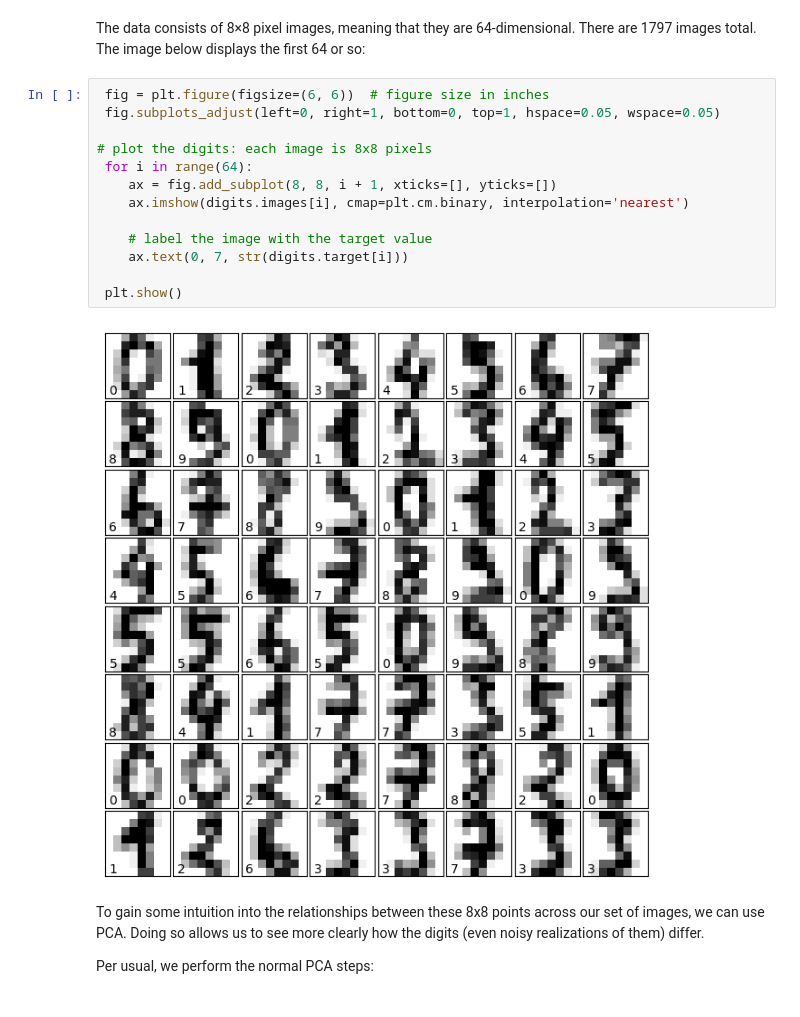
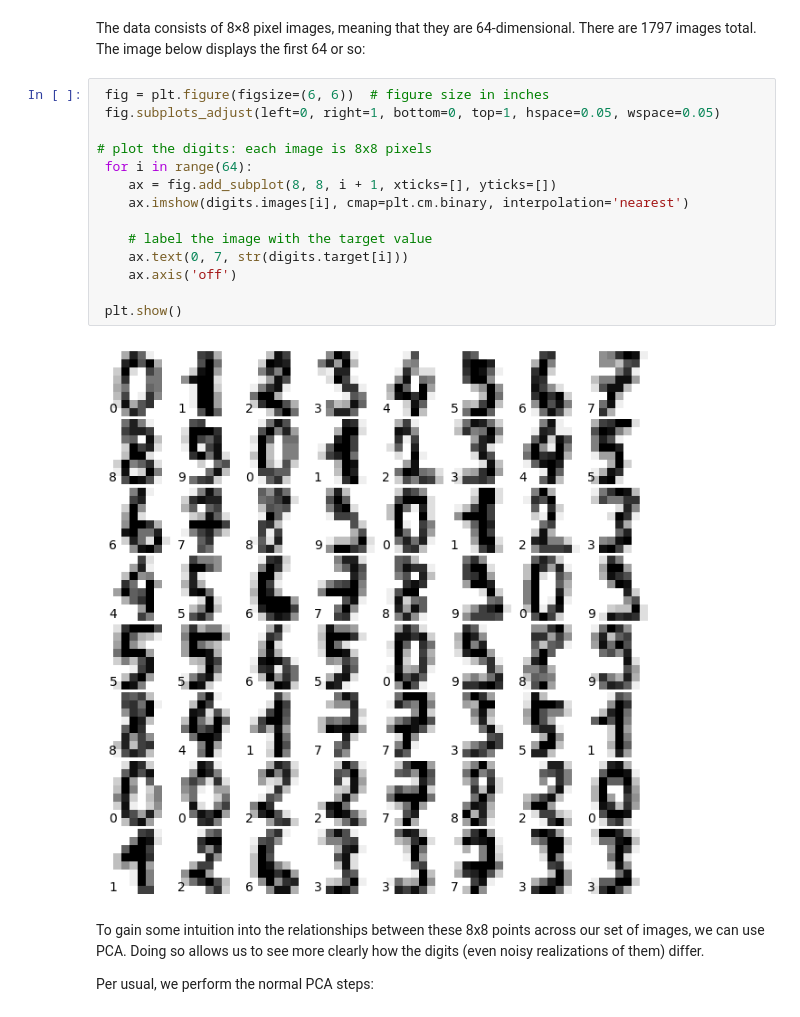
Before and after one commit to thaynecurrie/phys7903_fall2025, a Jupyter notebook: ScientificPythonNotes/NumPy/Python_NumPy_part9.ipynb, the cells around one changed output. Drawn from its saved outputs; the diff is of its cells as text.

```diff
--- a/ScientificPythonNotes/NumPy/Python_NumPy_part9.ipynb
+++ b/ScientificPythonNotes/NumPy/Python_NumPy_part9.ipynb
@@ -239,18 +239,19 @@ The data consists of 8×8 pixel images, meaning that they are 64-dimensional.  T
 # %%
  fig = plt.figure(figsize=(6, 6))  # figure size in inches
  fig.subplots_adjust(left=0, right=1, bottom=0, top=1, hspace=0.05, wspace=0.05)
 
 # plot the digits: each image is 8x8 pixels
  for i in range(64):
     ax = fig.add_subplot(8, 8, i + 1, xticks=[], yticks=[])
     ax.imshow(digits.images[i], cmap=plt.cm.binary, interpolation='nearest')
 
     # label the image with the target value
     ax.text(0, 7, str(digits.target[i]))
+    ax.axis('off')
 
  plt.show()
 # %% [output]
-[figure, old version]
+[figure, new version]
 # %% [markdown]
 To gain some intuition into the relationships between these 8x8 points across our set of images, we can use PCA.  Doing so allows us to see more clearly how the digits (even noisy realizations of them) differ.
 
```
Also changed, not shown: parts of 21 cells of this notebook.
